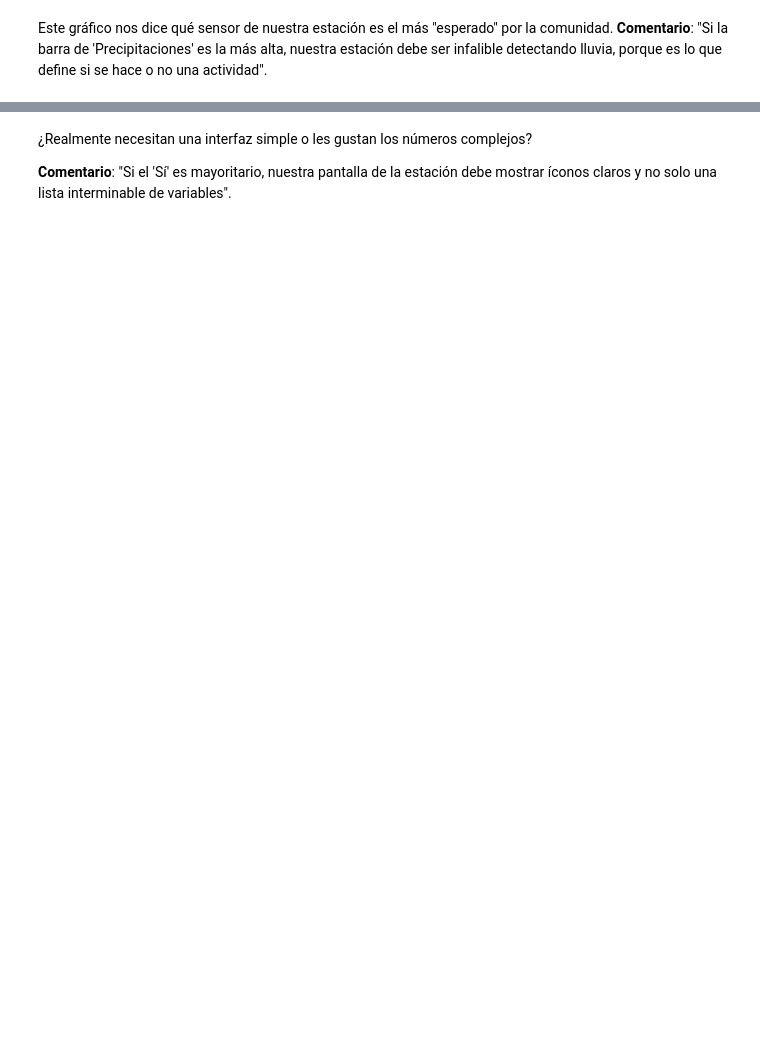
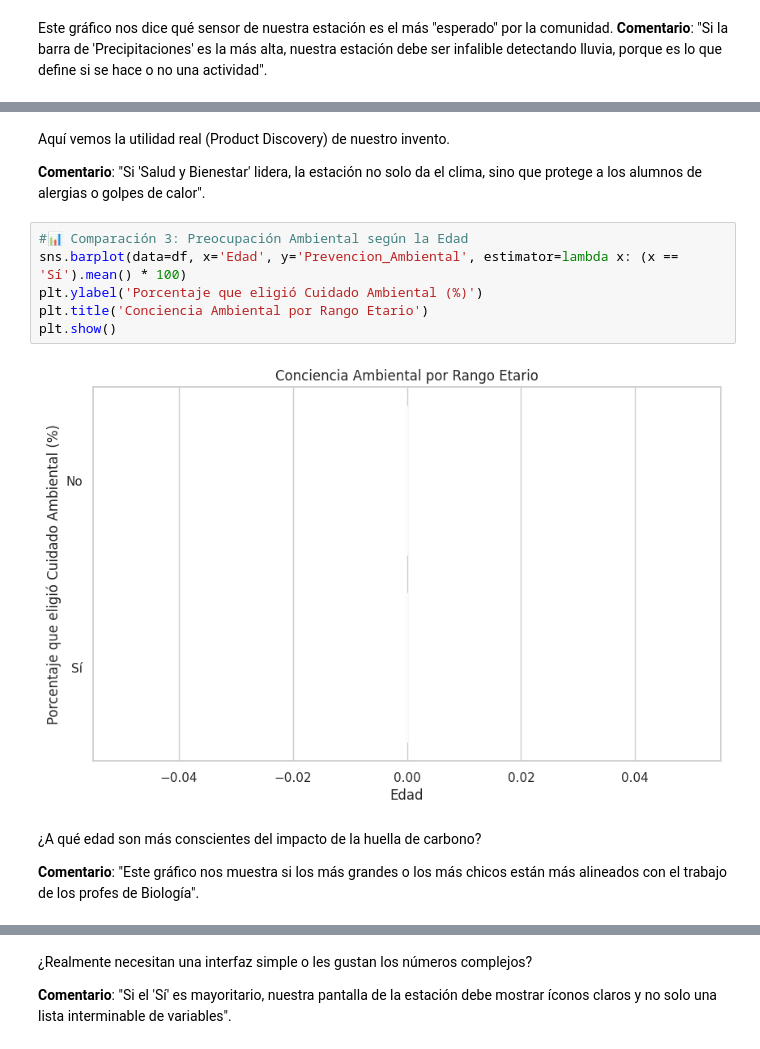
Before and after one commit to bautii2090/estacion-meteorologica, a Jupyter notebook: analisis_ipynb/dataSet.ipynb, the cells around one changed output, grey strips where cells are left out. Saved outputs shown, nothing was run; the diff lists cells and outputs as text; blank space fills up the shorter version.

```diff
--- a/analisis_ipynb/dataSet.ipynb
+++ b/analisis_ipynb/dataSet.ipynb
@@ -35,3 +51,19 @@ Este gráfico nos dice qué sensor de nuestra estación es el más "esperado" po
+# %% [markdown]
+Aquí vemos la utilidad real (Product Discovery) de nuestro invento.
+
+**Comentario**: "Si 'Salud y Bienestar' lidera, la estación no solo da el clima, sino que protege a los alumnos de alergias o golpes de calor".
+# %%
+#📊 Comparación 3: Preocupación Ambiental según la Edad
+sns.barplot(data=df, x='Edad', y='Prevencion_Ambiental', estimator=lambda x: (x == 'Sí').mean() * 100)
+plt.ylabel('Porcentaje que eligió Cuidado Ambiental (%)')
+plt.title('Conciencia Ambiental por Rango Etario')
+plt.show()
+# %% [output]
+[figure, added]
+# %% [markdown]
+¿A qué edad son más conscientes del impacto de la huella de carbono?
+
+**Comentario**: "Este gráfico nos muestra si los más grandes o los más chicos están más alineados con el trabajo de los profes de Biología".
 # %%
 #📊 Comparación 4: Interés en Evitar la "Parálisis por Información"
 paralisis_counts = df['Prevencion_Info'].value_counts()
```
Also changed, not shown: parts of 3 cells of this notebook.
